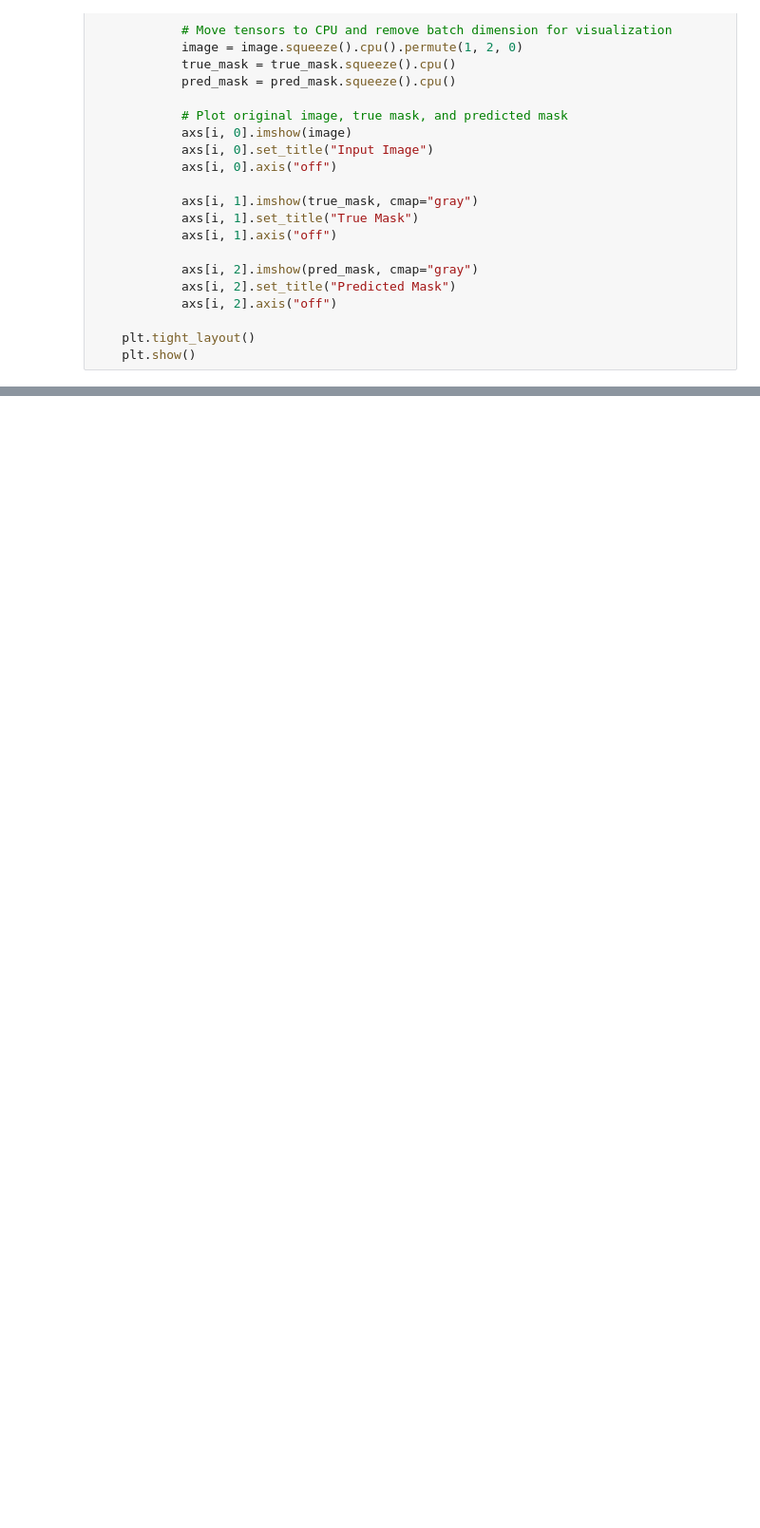
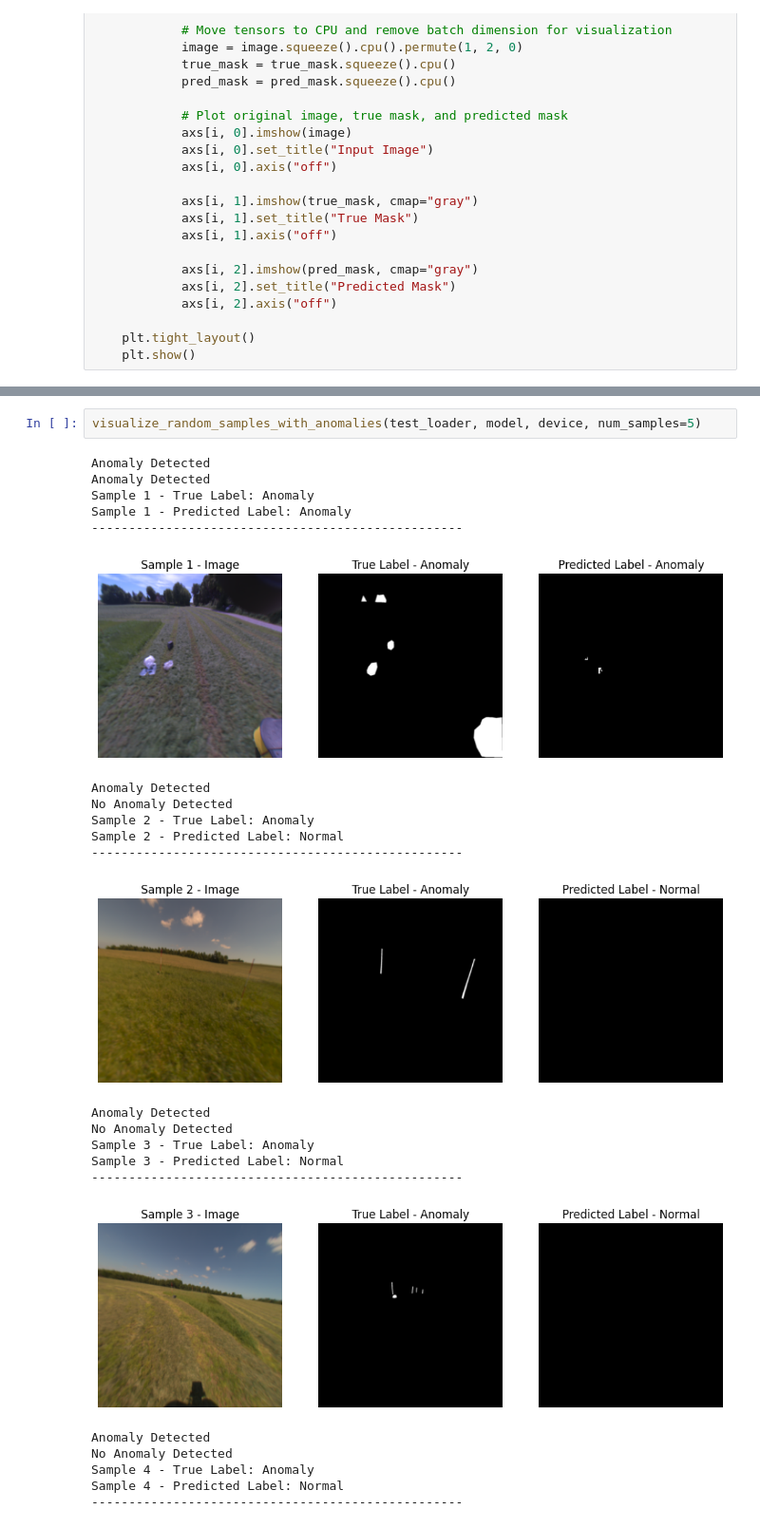
Before and after one commit to sameerhashmi36/anomaly_detection_computer_vision, a Jupyter notebook: Anomaly_detection/agco_semi_supervised_approach/agco_pixel_level_normal_synthetic.ipynb, the cells around one changed output, grey strips where cells are left out. Shown at 95% size. Cells and saved outputs as stored; diff of their text form; blank space fills up the shorter version.

```diff
--- a/Anomaly_detection/agco_semi_supervised_approach/agco_pixel_level_normal_synthetic.ipynb
+++ b/Anomaly_detection/agco_semi_supervised_approach/agco_pixel_level_normal_synthetic.ipynb
@@ -329,0 +655,26 @@ visualize_predictions(model, val_dataset, device)
+# %%
+visualize_random_samples_with_anomalies(test_loader, model, device, num_samples=5)
+# %% [output]
+Anomaly Detected
+Anomaly Detected
+Sample 1 - True Label: Anomaly
+Sample 1 - Predicted Label: Anomaly
+--------------------------------------------------
+[figure, added]
+Anomaly Detected
+No Anomaly Detected
+Sample 2 - True Label: Anomaly
+Sample 2 - Predicted Label: Normal
+--------------------------------------------------
+[figure, added]
+Anomaly Detected
+No Anomaly Detected
+Sample 3 - True Label: Anomaly
+Sample 3 - Predicted Label: Normal
+--------------------------------------------------
+[figure, added]
+Anomaly Detected
+No Anomaly Detected
+Sample 4 - True Label: Anomaly
+Sample 4 - Predicted Label: Normal
+--------------------------------------------------
```
Also changed, not shown: parts of 16 cells of this notebook, 1 other file.
